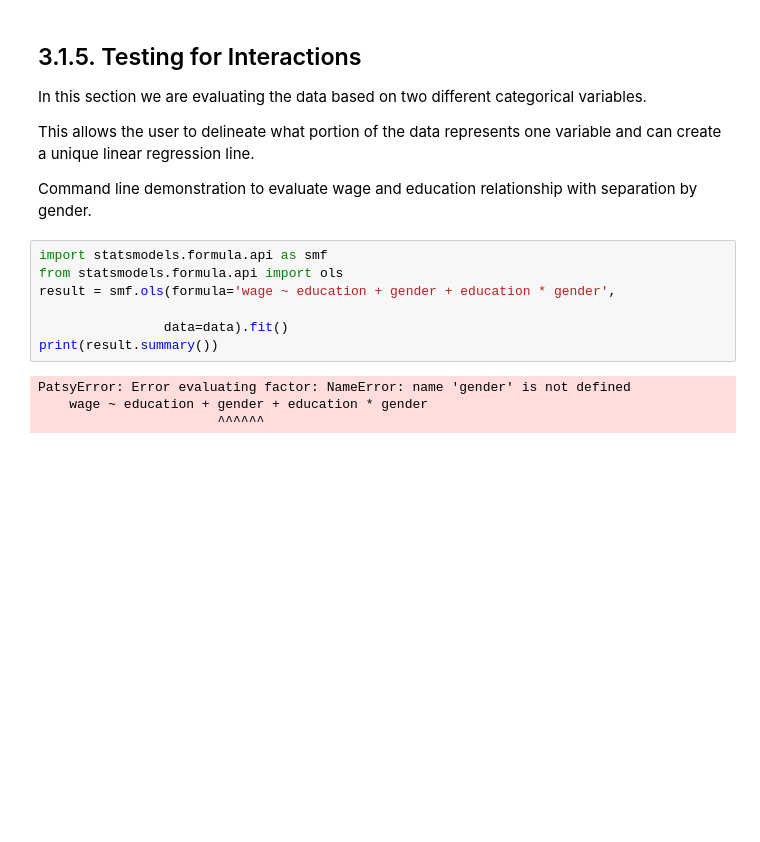
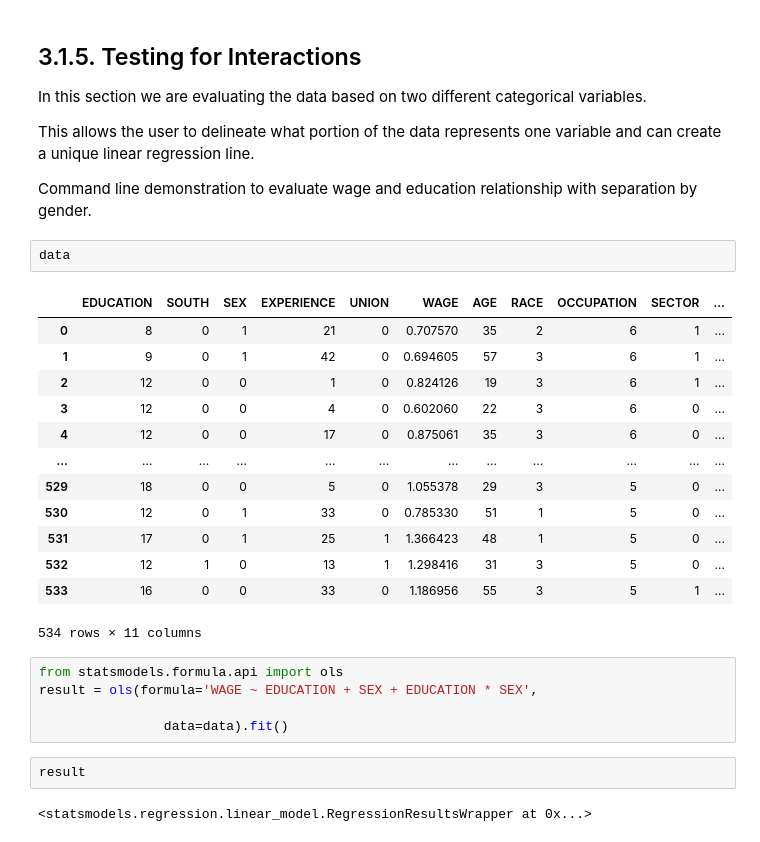
Before and after one commit to thjacobs94/Assignment4-Stats-Scripts, a Jupyter notebook: notebooks/stats_python.ipynb, the cells around one changed output. Saved outputs shown, nothing was run; the diff lists cells and outputs as text; blank space fills up the shorter version.

```diff
--- a/notebooks/stats_python.ipynb
+++ b/notebooks/stats_python.ipynb
@@ -628,14 +628,28 @@ In this section we are evaluating the data based on two different categorical va
 This allows the user to delineate what portion of the data represents one variable and can create a unique linear regression line.
 
 Command line demonstration to evaluate wage and education relationship with separation by gender.
+# %%
+data
+# %% [output]
+|  | EDUCATION | SOUTH | SEX | EXPERIENCE | UNION | WAGE | AGE | RACE | OCCUPATION | SECTOR | ... |
+| 0 | 8 | 0 | 1 | 21 | 0 | 0.707570 | 35 | 2 | 6 | 1 | ... |
+| 1 | 9 | 0 | 1 | 42 | 0 | 0.694605 | 57 | 3 | 6 | 1 | ... |
+| 2 | 12 | 0 | 0 | 1 | 0 | 0.824126 | 19 | 3 | 6 | 1 | ... |
+| 3 | 12 | 0 | 0 | 4 | 0 | 0.602060 | 22 | 3 | 6 | 0 | ... |
+| 4 | 12 | 0 | 0 | 17 | 0 | 0.875061 | 35 | 3 | 6 | 0 | ... |
+| ... | ... | ... | ... | ... | ... | ... | ... | ... | ... | ... | ... |
+| 529 | 18 | 0 | 0 | 5 | 0 | 1.055378 | 29 | 3 | 5 | 0 | ... |
+| 530 | 12 | 0 | 1 | 33 | 0 | 0.785330 | 51 | 1 | 5 | 0 | ... |
+| 531 | 17 | 0 | 1 | 25 | 1 | 1.366423 | 48 | 1 | 5 | 0 | ... |
+| 532 | 12 | 1 | 0 | 13 | 1 | 1.298416 | 31 | 3 | 5 | 0 | ... |
+| 533 | 16 | 0 | 0 | 33 | 0 | 1.186956 | 55 | 3 | 5 | 1 | ... |
+534 rows × 11 columns
 # %%
-import statsmodels.formula.api as smf
 from statsmodels.formula.api import ols
-result = smf.ols(formula='wage ~ education + gender + education * gender',
+result = ols(formula='WAGE ~ EDUCATION + SEX + EDUCATION * SEX',
 
                 data=data).fit()
-print(result.summary())
-# %% [output]
-PatsyError: Error evaluating factor: NameError: name 'gender' is not defined
-    wage ~ education + gender + education * gender
-                       ^^^^^^
+# %%
+result
+# %% [output]
+<statsmodels.regression.linear_model.RegressionResultsWrapper at 0x...>
```
Also changed, not shown: parts of 6 cells of this notebook.
